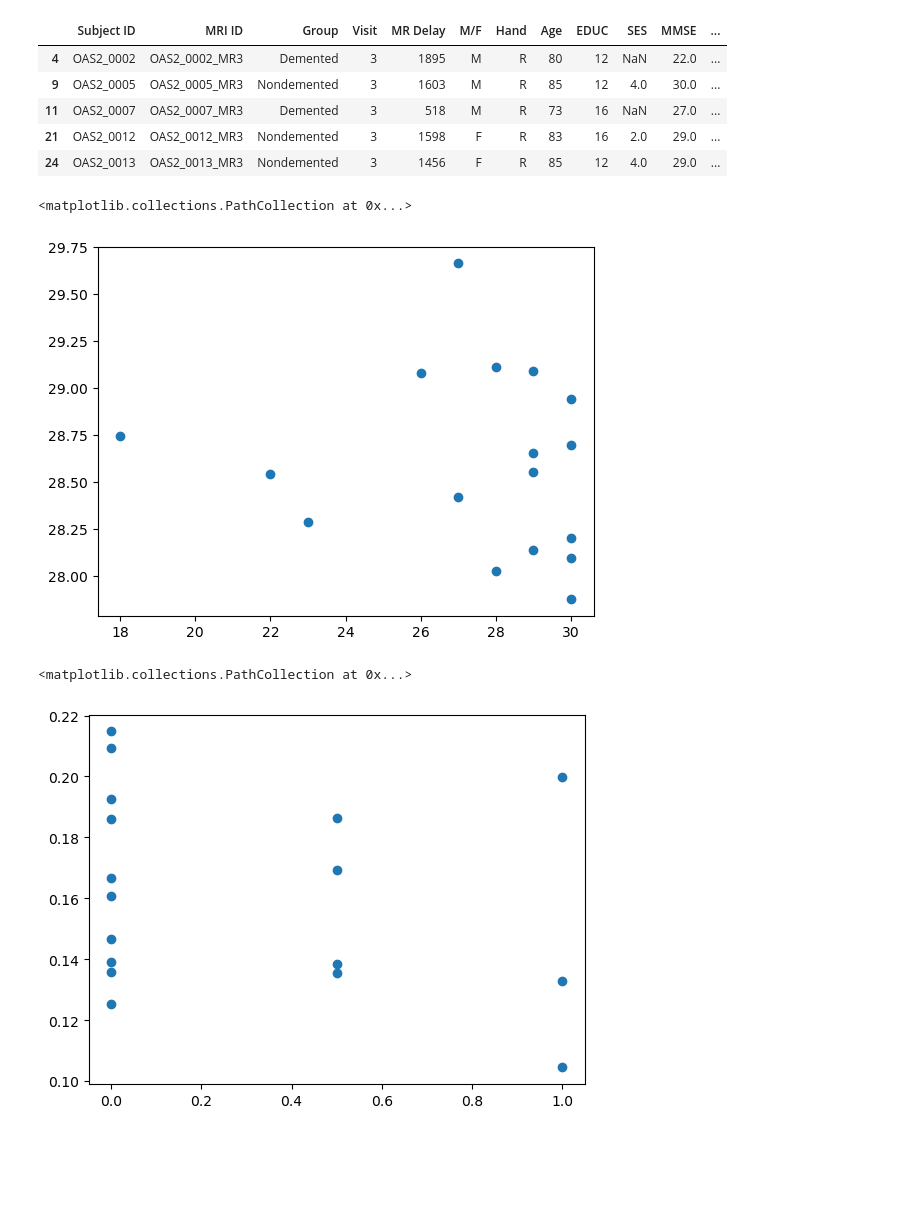
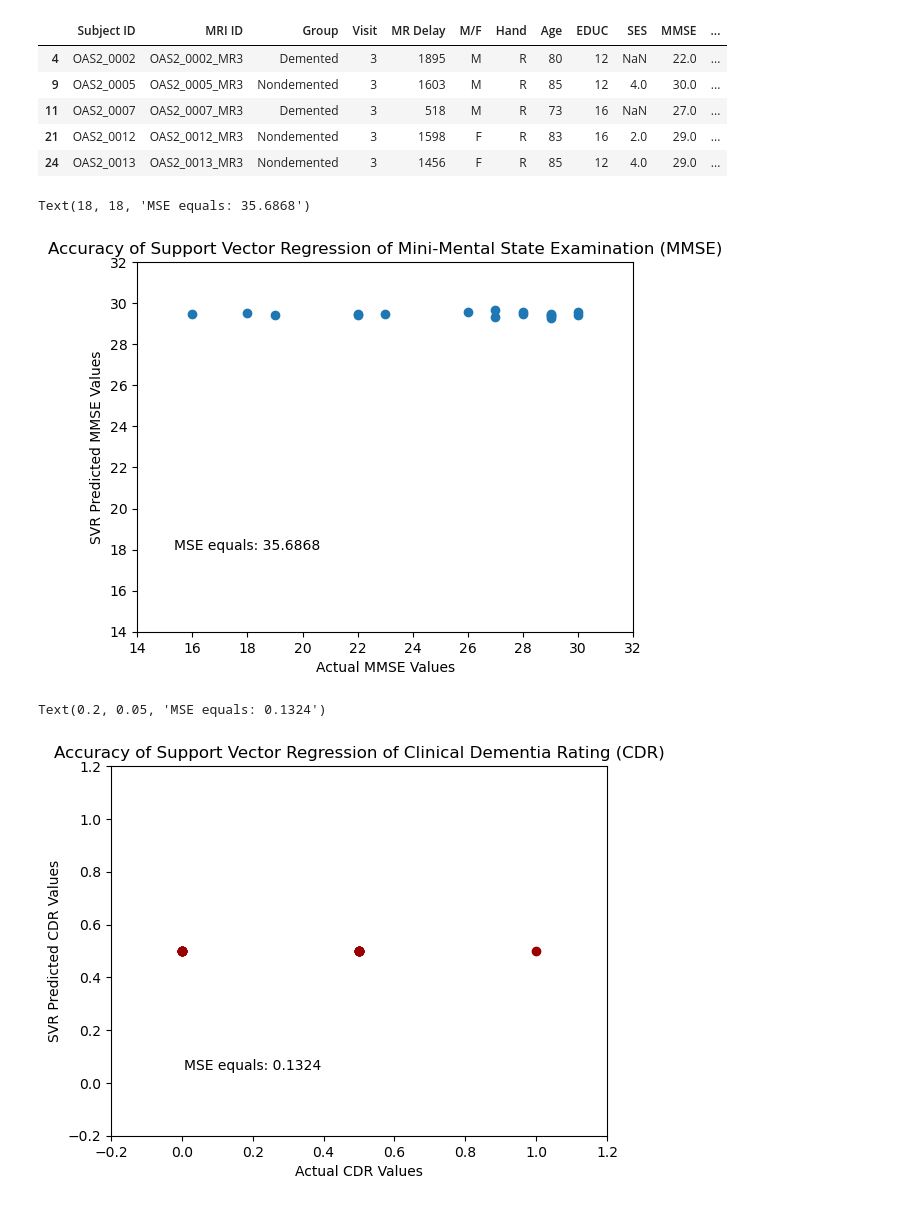
Before and after one commit to ricardjocelyn/high-dimensionality-prediction, a Jupyter notebook: SVMRandomForest.ipynb, the cells around one changed output. Saved outputs shown, nothing was run; the diff lists cells and outputs as text; code cells hidden in the pictures; blank space fills up the shorter version.

```diff
--- a/SVMRandomForest.ipynb
+++ b/SVMRandomForest.ipynb
@@ -79,13 +55,13 @@ y_CDR = demographicData3['CDR']
 # %%
 
 #This function splits the x data and y data into training and testing cohorts (50% go to test cohort)
-xTrain, xTest, MMSE_Train, MMSE_Test = train_test_split(x, y_MMSE, test_size=0.5)
-xTrain, xTest, CDR_Train, CDR_Test = train_test_split(x, y_CDR, test_size=0.5)
+xTrain_MMSE, xTest_MMSE, MMSE_Train, MMSE_Test = train_test_split(x, y_MMSE, test_size=0.5)
+xTrain_CDR, xTest_CDR, CDR_Train, CDR_Test = train_test_split(x, y_CDR, test_size=0.5)
 # %%
 #Functions for training the SVM and the RF
 
 def runSVM(xTraining, yTraining, xTesting, yTesting, kernelType, tuneHyperparameters):
-    svRegress = svm.SVR(kernel=kernelType)
+    svRegress = svm.SVR(kernel=kernelType,epsilon=.5,C=100)
     svRegress.fit(xTraining,yTraining)
     svRegress_predict = svRegress.predict(xTesting)
     #svRegress_acc = metrics.accuracy_score(yTesting, svRegress_predict)
@@ -99,18 +75,35 @@ def runRF(xTraining, yTraining, xTesting, yTesting, tuneHyperparameters):
     return randForest, randForest_predict
 # %%
 #Create the SVC to predict MMSE
-MMSE_SVR, MMSE_SVR_predict = runSVM(xTrain, MMSE_Train, xTest, MMSE_Test, 'linear', False)
+MMSE_SVR, MMSE_SVR_predict = runSVM(xTrain_MMSE, MMSE_Train, xTest_MMSE, MMSE_Test, 'linear', False)
 #print("Support Vector Regression MMSE Accuracy: ", MMRE_SVR_acc)
 plt.scatter(MMSE_Test, MMSE_SVR_predict)
+plt.title("Accuracy of Support Vector Regression of Mini-Mental State Examination (MMSE)")
+plt.xlabel("Actual MMSE Values")
+plt.ylabel("SVR Predicted MMSE Values")
+plt.xlim(14,32)
+plt.ylim(14,32)
+
+mse = mean_squared_error(MMSE_Test, MMSE_SVR_predict)
+mseText = "MSE equals: {:.4f}".format(mse)
+plt.text(18, 18, mseText, ha='center')
 # %% [output]
-<matplotlib.collections.PathCollection at 0x...>
+Text(18, 18, 'MSE equals: 35.6868')
-[figure, old version]
+[figure, new version]
 # %%
 #Create the SVC to predict CDR
-CDR_SVR, CDR_SVR_predict= runSVM(xTrain, CDR_Train, xTest, CDR_Test, 'linear', False)
-plt.scatter(CDR_Test, CDR_SVR_predict)
+CDR_SVR, CDR_SVR_predict= runSVM(xTrain_CDR, CDR_Train, xTest_CDR, CDR_Test, 'linear', False)
+plt.scatter(CDR_Test, CDR_SVR_predict,c="#990000")
+plt.title("Accuracy of Support Vector Regression of Clinical Dementia Rating (CDR)")
+plt.xlabel("Actual CDR Values")
+plt.ylabel("SVR Predicted CDR Values")
+plt.xlim(-0.2,1.2)
+plt.ylim(-0.2,1.2)
+mse = mean_squared_error(CDR_Test, CDR_SVR_predict)
+mseText = "MSE equals: {:.4f}".format(mse)
+plt.text(.2, .05, mseText, ha='center')
 # %% [output]
-<matplotlib.collections.PathCollection at 0x...>
+Text(0.2, 0.05, 'MSE equals: 0.1324')
-[figure, old version]
+[figure, new version]
 # %%
 #Create the RF to predict MMSE
```
Also changed, not shown: parts of 5 cells of this notebook.
